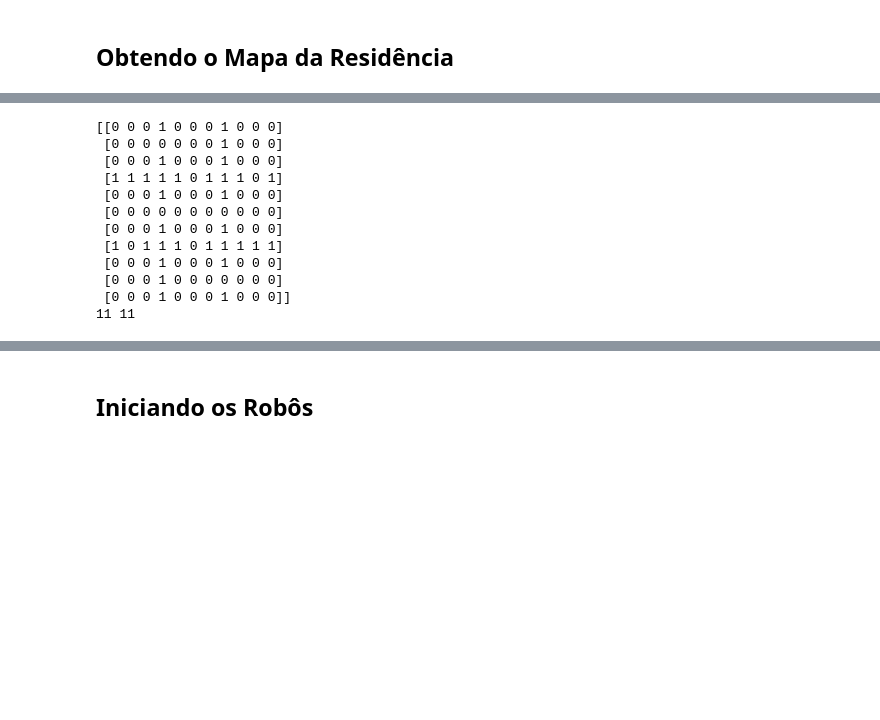
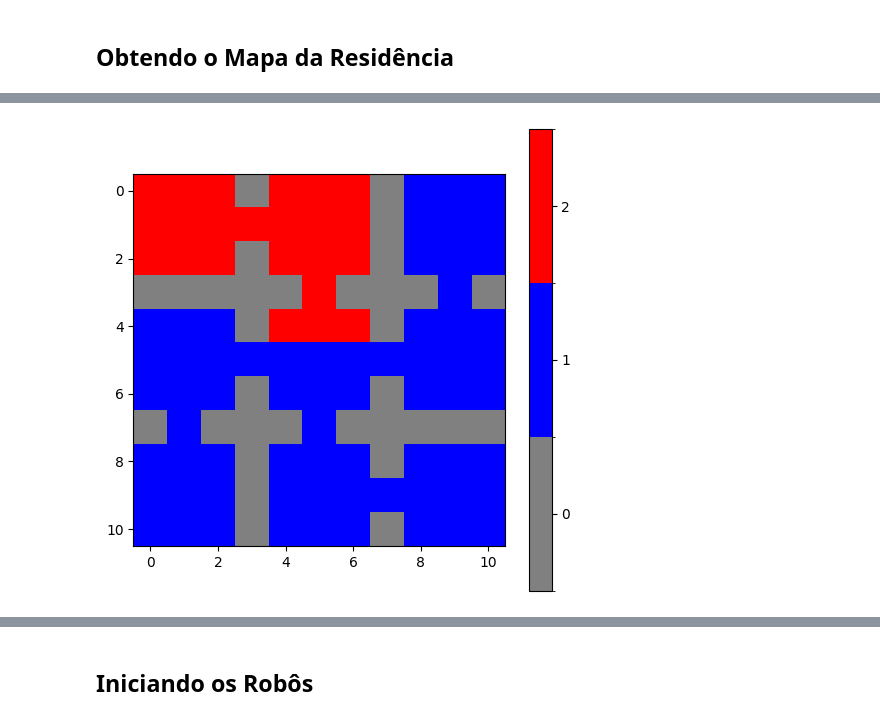
Before and after one commit to danielecassia/rm_pf_WALL-E, a Jupyter notebook: api/walle.ipynb, the cells around one changed output, grey strips where cells are left out. Drawn from its saved outputs; the diff is of its cells as text; code cells hidden in the pictures; blank space fills up the shorter version.

```diff
--- a/api/walle.ipynb
+++ b/api/walle.ipynb
@@ -39,55 +158,19 @@ import numpy as np
 # %%
-# OCCUPY = np.array([
-#     [0,0,0,0,0,0,0,0],
-#     [0,0,0,1,1,1,0,0],
-#     [0,0,0,1,1,1,0,0],
-#     [0,0,0,0,0,0,0,0]
-# ])
-
-# OCCUPY = np.array([
-#     [0,0,0,0,0,0,0],
-#     [0,0,0,0,0,0,0],
-#     [0,1,1,1,1,1,0],
-#     [0,0,0,1,0,0,0],
-#     [0,0,0,1,0,0,0]
-# ])
-
-OCCUPY = np.array([
+G = np.array([
     [0,0,0,1,0,0,0,1,0,0,0],
     [0,0,0,0,0,0,0,1,0,0,0],
     [0,0,0,1,0,0,0,1,0,0,0],
     [1,1,1,1,1,0,1,1,1,0,1],
     [0,0,0,1,0,0,0,1,0,0,0],
     [0,0,0,0,0,0,0,0,0,0,0],
     [0,0,0,1,0,0,0,1,0,0,0],
     [1,0,1,1,1,0,1,1,1,1,1],
     [0,0,0,1,0,0,0,1,0,0,0],
     [0,0,0,1,0,0,0,0,0,0,0],
     [0,0,0,1,0,0,0,1,0,0,0]
 ])
 
-
-N = len(OCCUPY)
-M = len(OCCUPY[0])
-
-print(OCCUPY)
-print(N,M)
-
-#          UP   RIGHT DOWN  LEFT
-moves = [(-1,0),(0,1),(1,0),(0,-1)]
-
-def validCell(i,j):
-    return 0 <= i < N and 0 <= j < M and OCCUPY[i][j] == 0
+CG = colorize(G)
+plot_color_graph(CG)
 # %% [output]
-[[0 0 0 1 0 0 0 1 0 0 0]
- [0 0 0 0 0 0 0 1 0 0 0]
- [0 0 0 1 0 0 0 1 0 0 0]
- [1 1 1 1 1 0 1 1 1 0 1]
- [0 0 0 1 0 0 0 1 0 0 0]
- [0 0 0 0 0 0 0 0 0 0 0]
- [0 0 0 1 0 0 0 1 0 0 0]
- [1 0 1 1 1 0 1 1 1 1 1]
- [0 0 0 1 0 0 0 1 0 0 0]
- [0 0 0 1 0 0 0 0 0 0 0]
- [0 0 0 1 0 0 0 1 0 0 0]]
-11 11
+[figure, added]
```
Also changed, not shown: parts of 7 cells of this notebook.
